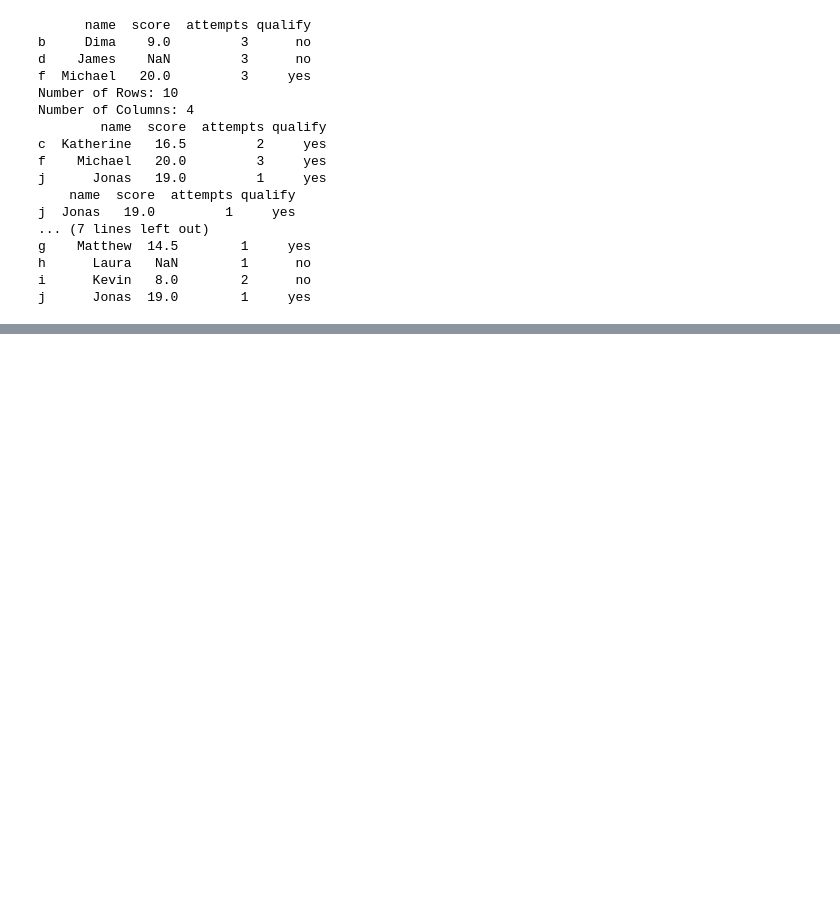
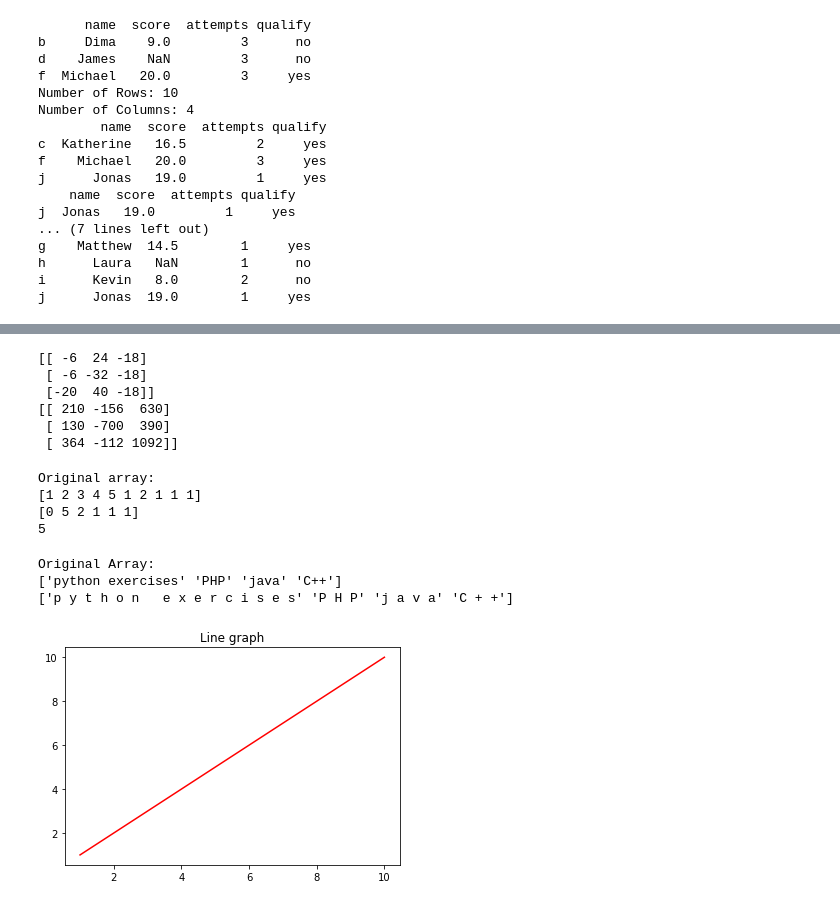
Before and after one commit to technophile-04/Python-DS, a Jupyter notebook: ds.ipynb, the cells around one changed output, grey strips where cells are left out. Drawn from its saved outputs; the diff is of its cells as text; code cells hidden in the pictures; blank space fills up the shorter version.

```diff
--- a/ds.ipynb
+++ b/ds.ipynb
@@ -547,0 +583,57 @@ j      Jonas  19.0        1     yes
+# %%
+import numpy as np
+
+M1 = np.array([[3, 6, 9], [5, -10, 15], [-7, 14, 21]])
+M2 = np.array([[9, -18, 27], [11, 22, 33], [13, -26, 39]])
+M3 = M1 - M2
+M4 = M1.dot(M2);
+
+print(M3);
+print(M4);
+# %% [output]
+[[ -6  24 -18]
+ [ -6 -32 -18]
+ [-20  40 -18]]
+[[ 210 -156  630]
+ [ 130 -700  390]
+ [ 364 -112 1092]]
+# %%
+
+import numpy as np
+
+
+# create array
+x = np.array([1,2,3,4,5,1,2,1,1,1])
+print("Original array:")
+print(x)
+allFreq = np.bincount(x);
+print(allFreq)
+
+maximum = max(allFreq);
+
+for i in range(len(y)):
+    if y[i] == maximum:
+        print(i, end=" ")
+
+print(maximum);
+
+# ------------------
+
+ini_array1 = np.array([[1, 2, 3], [2, 4, 5], [1, 2, 3]])
+
+
+print("initial array", str(ini_array1))
+
+# this returns copy
+result = ini_array1.flatten()
+
+# OR
+# this returns a view therei modify changes original
+result = ini_array1.ravel()
+
+print("New resulting array: ", result)
+# %% [output]
+Original array:
+[1 2 3 4 5 1 2 1 1 1]
+[0 5 2 1 1 1]
+5
@@ -547,0 +655,23 @@ j      Jonas  19.0        1     yes
+# %%
+import numpy as np
+x = np.array(['python exercises', 'PHP', 'java', 'C++'])
+print("Original Array:")
+print(x)
+r = np.char.join(" ", x)
+print(r)
+# %% [output]
+Original Array:
+['python exercises' 'PHP' 'java' 'C++']
+['p y t h o n   e x e r c i s e s' 'P H P' 'j a v a' 'C + +']
+# %%
+import numpy as np
+import matplotlib.pyplot as plt;
+
+x = np.arange(1,11);
+y = x;
+
+plt.plot(x, y, color='r');
+plt.title('Line graph')
+plt.show();
+# %% [output]
+[figure, added]
```
Also changed, not shown: parts of 7 cells of this notebook.
